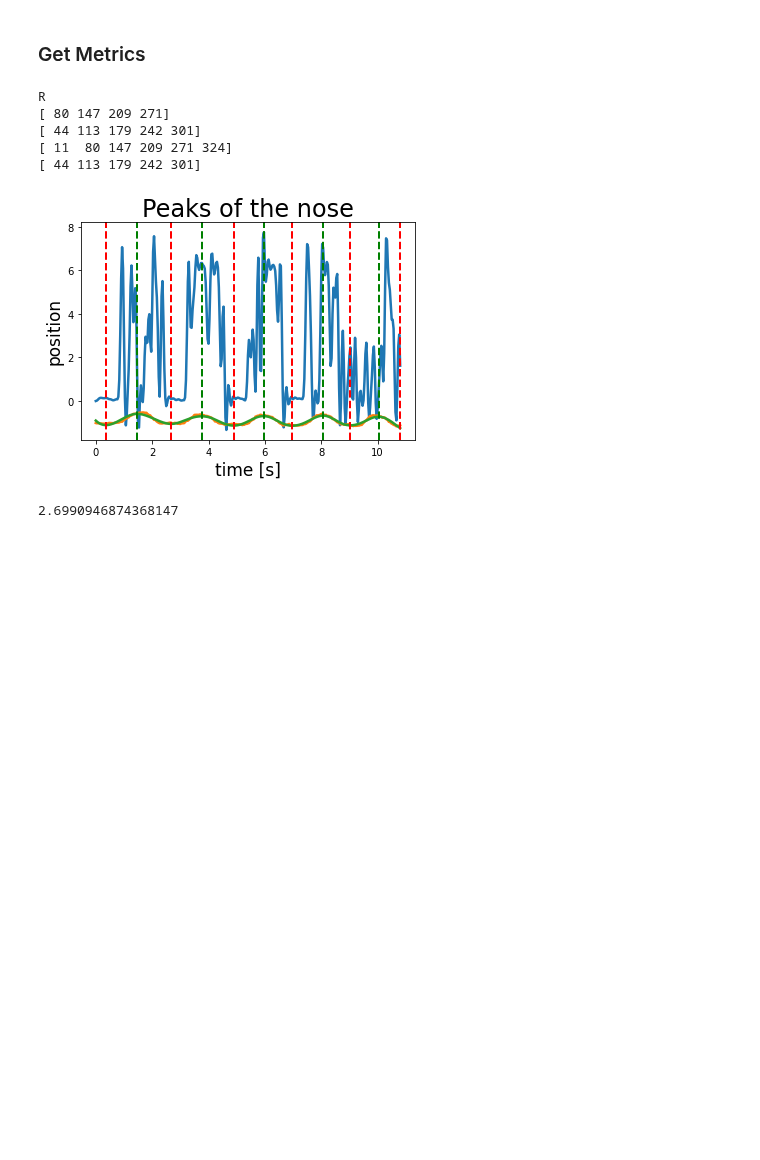
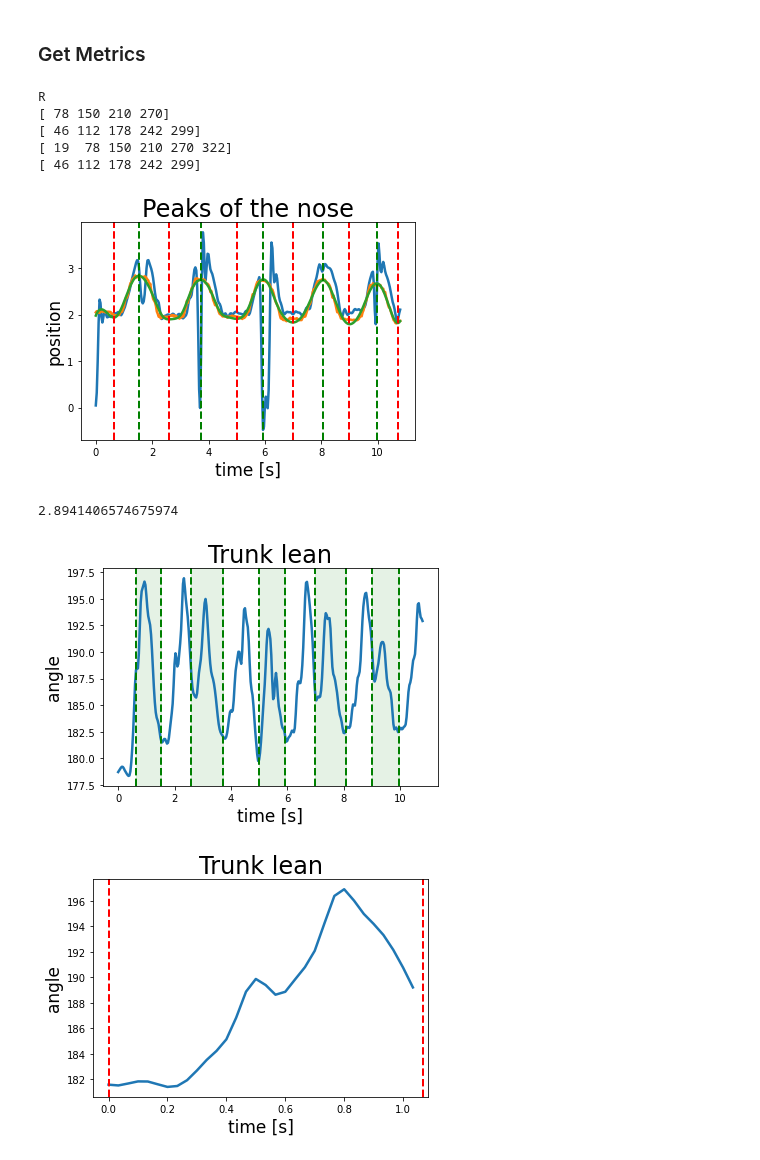
Before and after one commit to amandaliusa/cs231n, a Jupyter notebook: analysis/GetMetricsPoseformer.ipynb, the cells around one changed output. Drawn from its saved outputs; the diff is of its cells as text; code cells hidden in the pictures; blank space fills up the shorter version.

Commit message:
Script for getting metrics for all poseformer 2D outputs

```diff
--- a/analysis/GetMetricsPoseformer.ipynb
+++ b/analysis/GetMetricsPoseformer.ipynb
@@ -78,12 +79,15 @@ array([[171.34385681, 256.31652832,   1.        , ..., 202.37973022,
 # %% [markdown]
 ### Get Metrics
 # %%
-process_subject_poseformer("1ovgasC1", reshaped_res, framerate=30)
+# process a single video
+process_subject_poseformer("1ovgasC1", reshaped_res, framerate=30, show_plots=True)
 # %% [output]
 R
-[ 80 147 209 271]
-[ 44 113 179 242 301]
-[ 11  80 147 209 271 324]
-[ 44 113 179 242 301]
+[ 78 150 210 270]
+[ 46 112 178 242 299]
+[ 19  78 150 210 270 322]
+[ 46 112 178 242 299]
-[figure, old version]
+[figure, new version]
-2.6990946874368147
+2.8941406574675974
+[figure, added]
+[figure, added]
```
Also changed, not shown: parts of 7 cells of this notebook, 2 other files.
